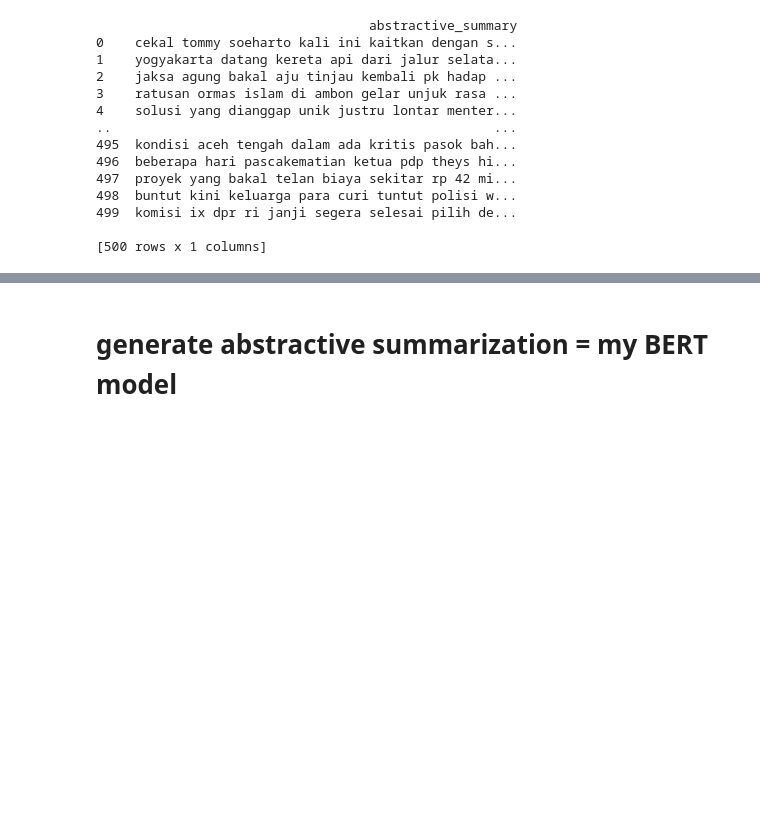
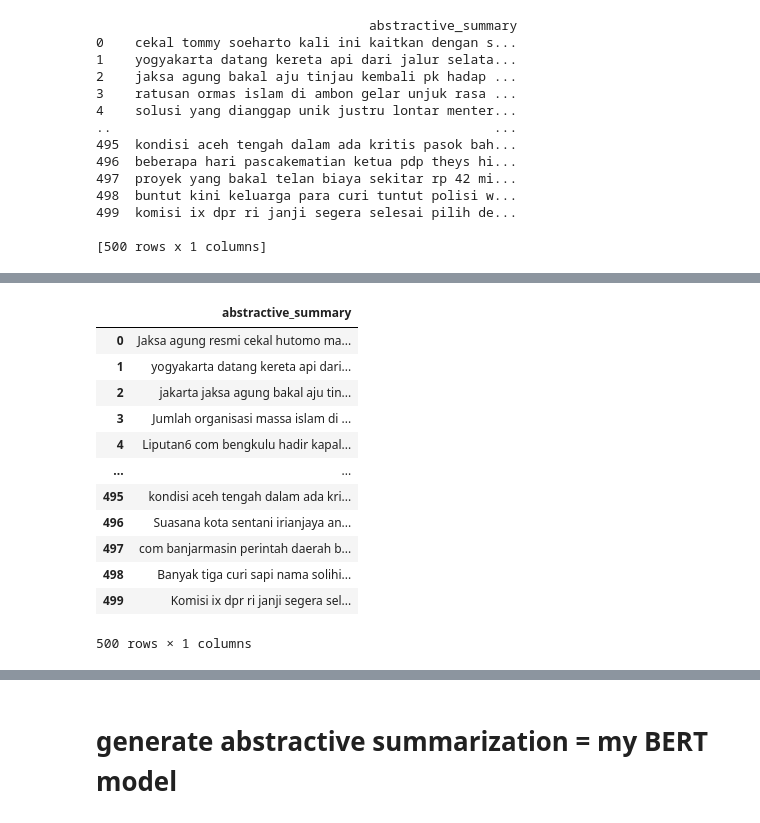
Before and after one commit to kairamilanifitria/NLP-Projects, a Jupyter notebook: Project 2 Text Summarization/3_Test_BERT_Abstractive+_Extractive.ipynb, the cells around one changed output, grey strips where cells are left out. Saved outputs shown, nothing was run; the diff lists cells and outputs as text; code cells hidden in the pictures; blank space fills up the shorter version.

```diff
--- a/Project 2 Text Summarization/3_Test_BERT_Abstractive+_Extractive.ipynb
+++ b/Project 2 Text Summarization/3_Test_BERT_Abstractive+_Extractive.ipynb
@@ -156,0 +440,4 @@ files.download('Abstractive_raw_BERT.csv')
+# %%
+# Check if GPU is available and set device accordingly
+device = 'cuda' if torch.cuda.is_available() else 'cpu'
+print(f'Using device: {device}')
@@ -156,0 +485,16 @@ files.download('Abstractive_raw_BERT.csv')
+# %%
+summary_df_subset_raw
+# %% [output]
+|  | abstractive_summary |
+| 0 | Jaksa agung resmi cekal hutomo ma... |
+| 1 | yogyakarta datang kereta api dari... |
+| 2 | jakarta jaksa agung bakal aju tin... |
+| 3 | Jumlah organisasi massa islam di ... |
+| 4 | Liputan6 com bengkulu hadir kapal... |
+| ... | ... |
+| 495 | kondisi aceh tengah dalam ada kri... |
+| 496 | Suasana kota sentani irianjaya an... |
+| 497 | com banjarmasin perintah daerah b... |
+| 498 | Banyak tiga curi sapi nama solihi... |
+| 499 | Komisi ix dpr ri janji segera sel... |
+500 rows × 1 columns
```
Also changed, not shown: parts of 33 cells of this notebook.
